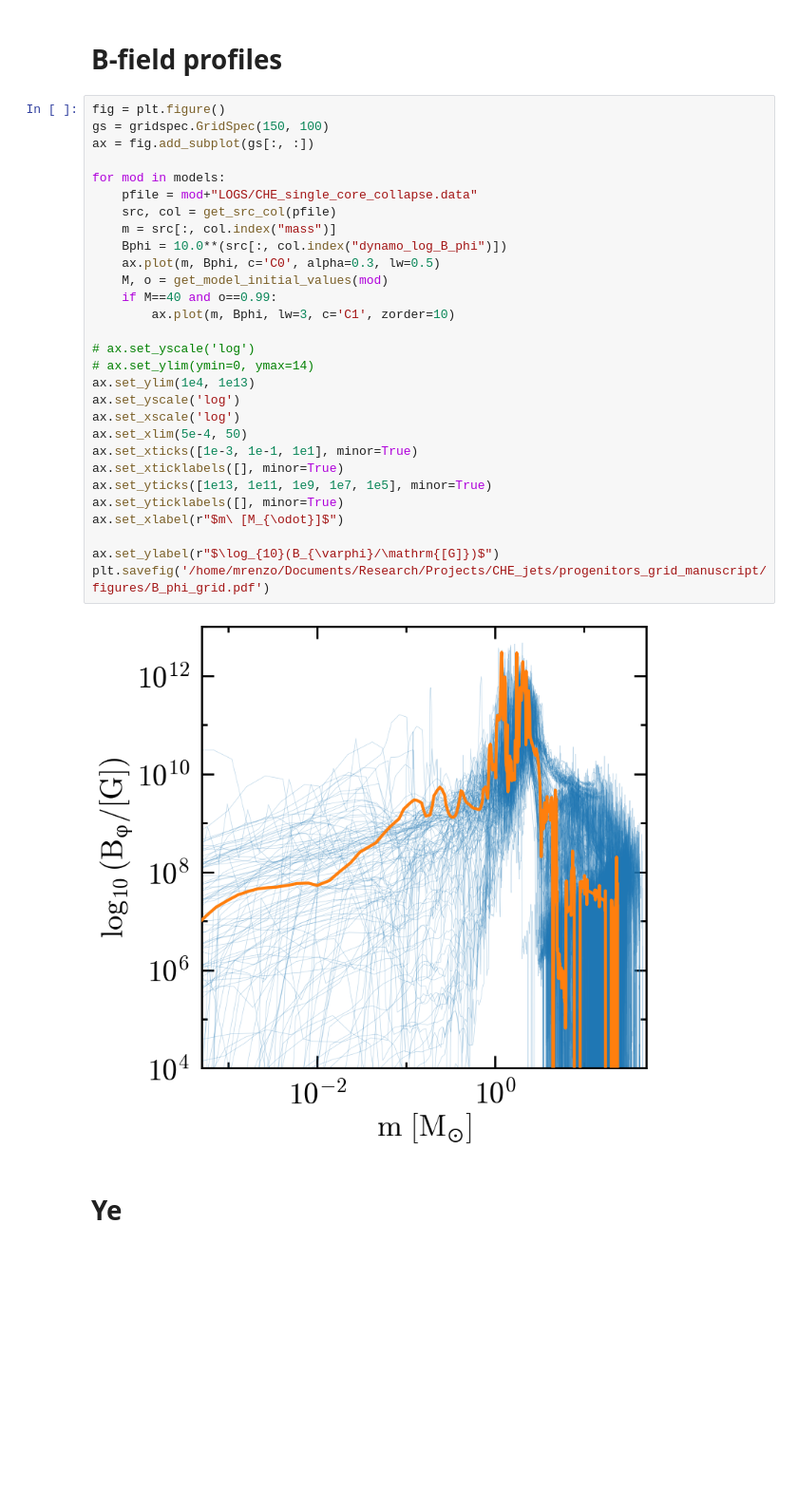
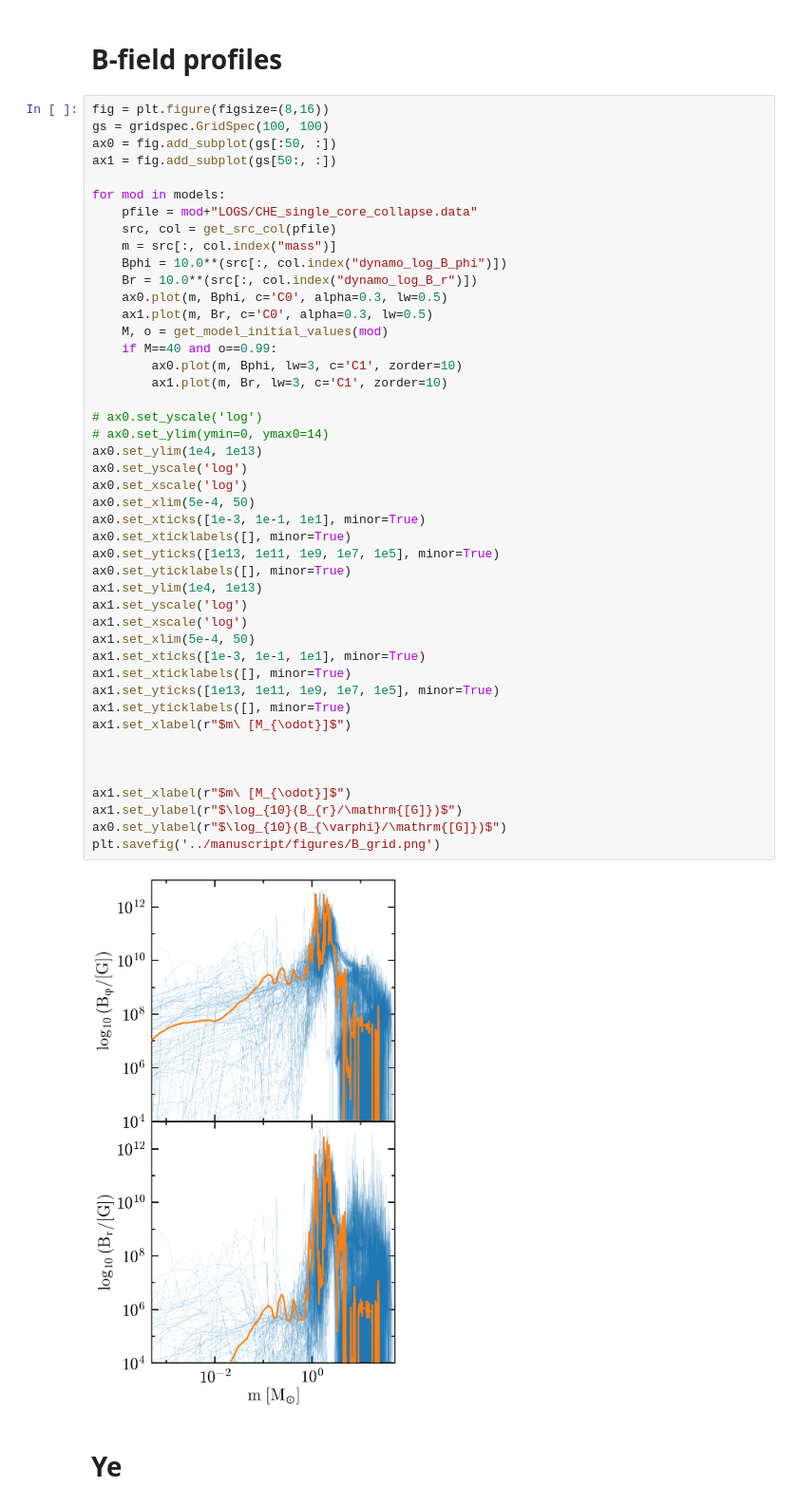
Before and after one commit to mathren/CHE_lGRB_progenitors, a Jupyter notebook: scripts/grid_plots.ipynb, the cells around one changed output. Shown at 95% size. Drawn from its saved outputs; the diff is of its cells as text; blank space fills up the shorter version.

```diff
--- a/scripts/grid_plots.ipynb
+++ b/scripts/grid_plots.ipynb
@@ -139,36 +139,52 @@ plt.savefig('../manuscript/figures/j_grid.pdf')
 # %% [markdown]
 # B-field profiles
 # %%
-fig = plt.figure()
-gs = gridspec.GridSpec(150, 100)
-ax = fig.add_subplot(gs[:, :])
+fig = plt.figure(figsize=(8,16))
+gs = gridspec.GridSpec(100, 100)
+ax0 = fig.add_subplot(gs[:50, :])
+ax1 = fig.add_subplot(gs[50:, :])
 
 for mod in models:
     pfile = mod+"LOGS/CHE_single_core_collapse.data"
     src, col = get_src_col(pfile)
     m = src[:, col.index("mass")]
     Bphi = 10.0**(src[:, col.index("dynamo_log_B_phi")])
-    ax.plot(m, Bphi, c='C0', alpha=0.3, lw=0.5)
+    Br = 10.0**(src[:, col.index("dynamo_log_B_r")])
+    ax0.plot(m, Bphi, c='C0', alpha=0.3, lw=0.5)
+    ax1.plot(m, Br, c='C0', alpha=0.3, lw=0.5)
     M, o = get_model_initial_values(mod)
     if M==40 and o==0.99:
-        ax.plot(m, Bphi, lw=3, c='C1', zorder=10)
+        ax0.plot(m, Bphi, lw=3, c='C1', zorder=10)
+        ax1.plot(m, Br, lw=3, c='C1', zorder=10)
 
-# ax.set_yscale('log')
-# ax.set_ylim(ymin=0, ymax=14)
-ax.set_ylim(1e4, 1e13)
-ax.set_yscale('log')
-ax.set_xscale('log')
-ax.set_xlim(5e-4, 50)
-ax.set_xticks([1e-3, 1e-1, 1e1], minor=True)
-ax.set_xticklabels([], minor=True)
-ax.set_yticks([1e13, 1e11, 1e9, 1e7, 1e5], minor=True)
-ax.set_yticklabels([], minor=True)
-ax.set_xlabel(r"$m\ [M_{\odot}]$")
+# ax0.set_yscale('log')
+# ax0.set_ylim(ymin=0, ymax0=14)
+ax0.set_ylim(1e4, 1e13)
+ax0.set_yscale('log')
+ax0.set_xscale('log')
+ax0.set_xlim(5e-4, 50)
+ax0.set_xticks([1e-3, 1e-1, 1e1], minor=True)
+ax0.set_xticklabels([], minor=True)
+ax0.set_yticks([1e13, 1e11, 1e9, 1e7, 1e5], minor=True)
+ax0.set_yticklabels([], minor=True)
+ax1.set_ylim(1e4, 1e13)
+ax1.set_yscale('log')
+ax1.set_xscale('log')
+ax1.set_xlim(5e-4, 50)
+ax1.set_xticks([1e-3, 1e-1, 1e1], minor=True)
+ax1.set_xticklabels([], minor=True)
+ax1.set_yticks([1e13, 1e11, 1e9, 1e7, 1e5], minor=True)
+ax1.set_yticklabels([], minor=True)
+ax1.set_xlabel(r"$m\ [M_{\odot}]$")
 
-ax.set_ylabel(r"$\log_{10}(B_{\varphi}/\mathrm{[G]})$")
-plt.savefig('/home/mrenzo/Documents/Research/Projects/CHE_jets/progenitors_grid_manuscript/figures/B_phi_grid.pdf')
+
+
+ax1.set_xlabel(r"$m\ [M_{\odot}]$")
+ax1.set_ylabel(r"$\log_{10}(B_{r}/\mathrm{[G]})$")
+ax0.set_ylabel(r"$\log_{10}(B_{\varphi}/\mathrm{[G]})$")
+plt.savefig('../manuscript/figures/B_grid.png')
 # %% [output]
-[figure, old version]
+[figure, new version]
 # %% [markdown]
 # Ye
 # %%
```
Also changed, not shown: 6 other files.
